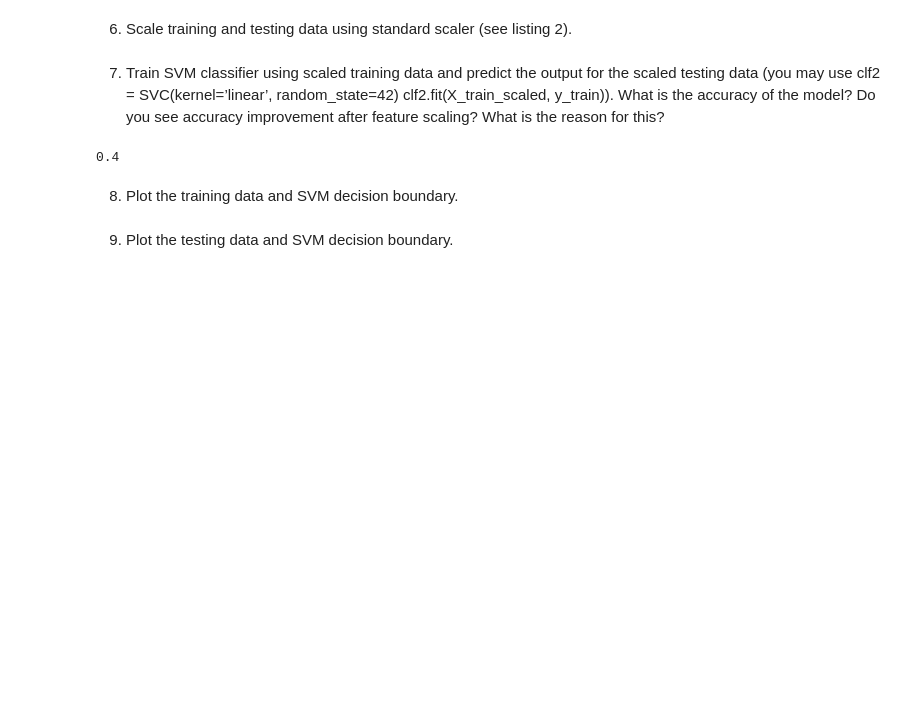
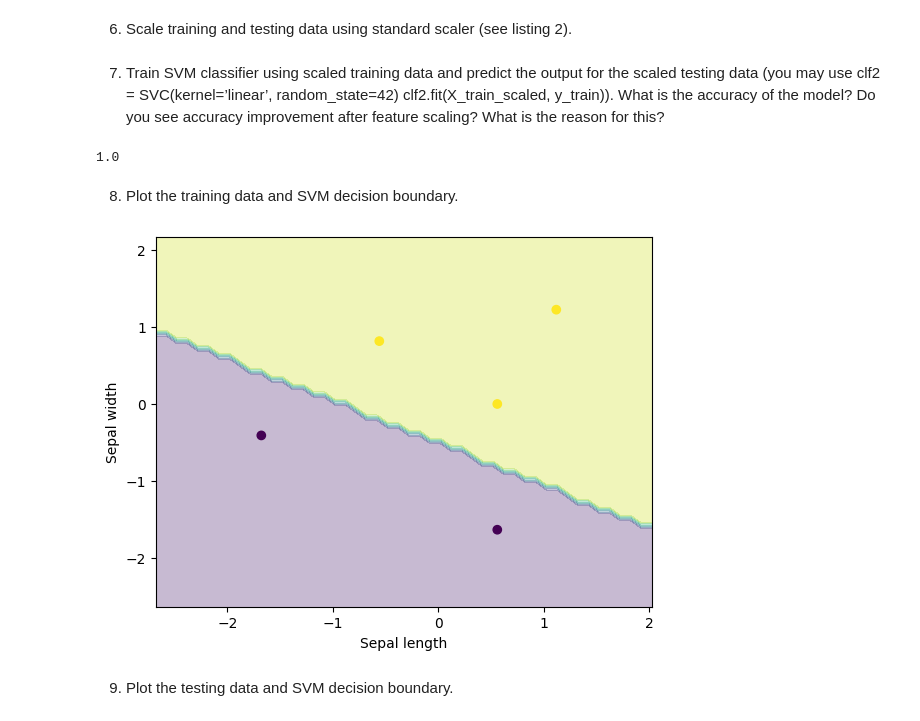
Before and after one commit to kumudu12/EN5870, a Jupyter notebook: Assignment_02_on_Backpropagation,_SVM_and_kNN.ipynb, the cells around one changed output. Drawn from its saved outputs; the diff is of its cells as text; code cells hidden in the pictures; blank space fills up the shorter version.

```diff
--- a/Assignment_02_on_Backpropagation,_SVM_and_kNN.ipynb
+++ b/Assignment_02_on_Backpropagation,_SVM_and_kNN.ipynb
@@ -90,11 +134,33 @@ X_test_scaled = scaler.transform(X_test)
 clf = SVC(kernel='linear', random_state=42)
 clf.fit(X_train_scaled, y_train)
 
-clf_preditions = clf.predict(X_test)
+clf_preditions = clf.predict(X_test_scaled)
 print(accuracy_score(clf_preditions, y_test))
 # %% [output]
-0.4
+1.0
 # %% [markdown]
 8.  Plot the training data and SVM decision boundary.
+# %%
+# Define the plotting function
+def plot_decision_boundary(clf, X, y):
+    # Set the bounds of the plot
+    X_train_scaled_min, X_train_scaled_max = X_train_scaled[:, 0].min() - 1, X_train_scaled[:, 0].max() + 1
+    y_train_min, y_train_max = X_train_scaled[:, 1].min() - 1, X_train_scaled[:, 1].max() + 1
+    xx, yy = np.meshgrid(np.arange(X_train_scaled_min, X_train_scaled_max, 0.1),
+                         np.arange(y_train_min, y_train_max, 0.1))
+    Z = clf.predict(np.c_[xx.ravel(), yy.ravel()])
+    Z = Z.reshape(xx.shape)
+
+    # Plot the decision boundary and the data points
+    plt.contourf(xx, yy, Z, alpha=0.3)
+    plt.scatter(X_train_scaled[:, 0], X_train_scaled[:, 1], c=y, alpha=1)
+    plt.xlabel('Sepal length')
+    plt.ylabel('Sepal width')
+    plt.show()
+
+# Plot the decision boundary
+plot_decision_boundary(clf, X_train_scaled, y_train)
+# %% [output]
+[figure, added]
 # %% [markdown]
 9. Plot the testing data and SVM decision boundary.
```
Also changed, not shown: parts of 8 cells of this notebook.
